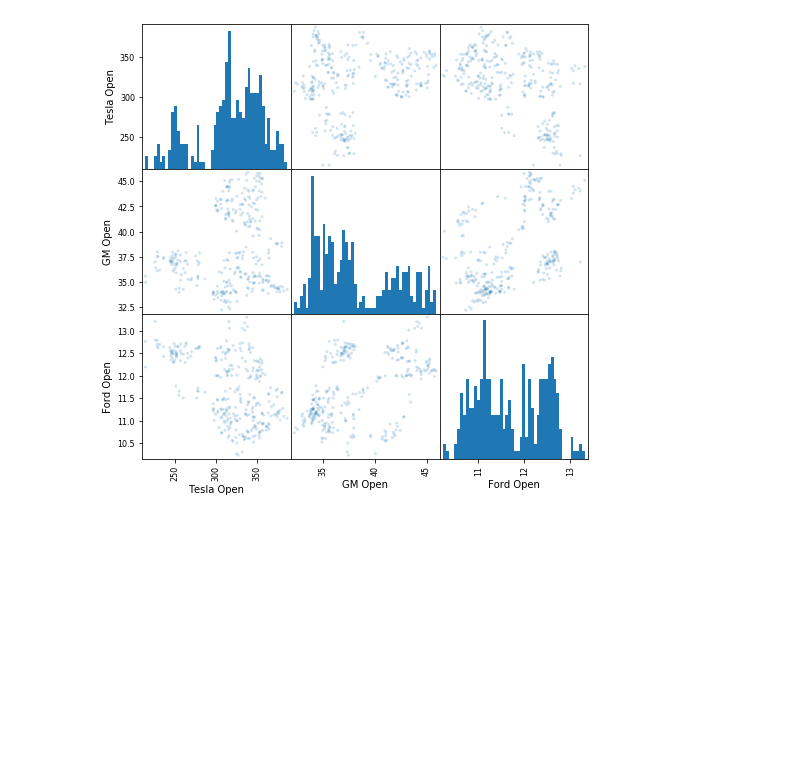
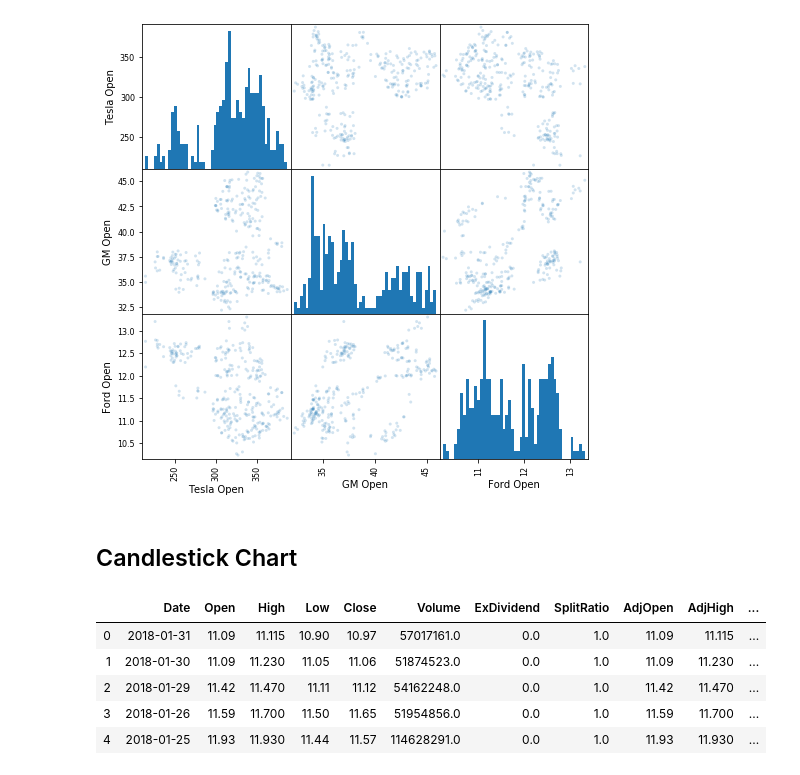
Before and after one commit to co-codin/Python-FinancialAnalysis, a Jupyter notebook: Exercises/Tesla Stock.ipynb, the cells around one changed output. Drawn from its saved outputs; the diff is of its cells as text; code cells hidden in the pictures; blank space fills up the shorter version.

```diff
--- a/Exercises/Tesla Stock.ipynb
+++ b/Exercises/Tesla Stock.ipynb
@@ -121,0 +125,12 @@ scatter_matrix(car_comp,figsize=(8,8),alpha=0.2,hist_kwds={'bins':50});
+# %% [markdown]
+## Candlestick Chart
+# %%
+ford_reset = ford.loc['2018-01': '2018-01'].reset_index()
+ford_reset.head()
+# %% [output]
+|  | Date | Open | High | Low | Close | Volume | ExDividend | SplitRatio | AdjOpen | AdjHigh | ... |
+| 0 | 2018-01-31 | 11.09 | 11.115 | 10.90 | 10.97 | 57017161.0 | 0.0 | 1.0 | 11.09 | 11.115 | ... |
+| 1 | 2018-01-30 | 11.09 | 11.230 | 11.05 | 11.06 | 51874523.0 | 0.0 | 1.0 | 11.09 | 11.230 | ... |
+| 2 | 2018-01-29 | 11.42 | 11.470 | 11.11 | 11.12 | 54162248.0 | 0.0 | 1.0 | 11.42 | 11.470 | ... |
+| 3 | 2018-01-26 | 11.59 | 11.700 | 11.50 | 11.65 | 51954856.0 | 0.0 | 1.0 | 11.59 | 11.700 | ... |
+| 4 | 2018-01-25 | 11.93 | 11.930 | 11.44 | 11.57 | 114628291.0 | 0.0 | 1.0 | 11.93 | 11.930 | ... |
```
Also changed, not shown: parts of 3 cells of this notebook.
